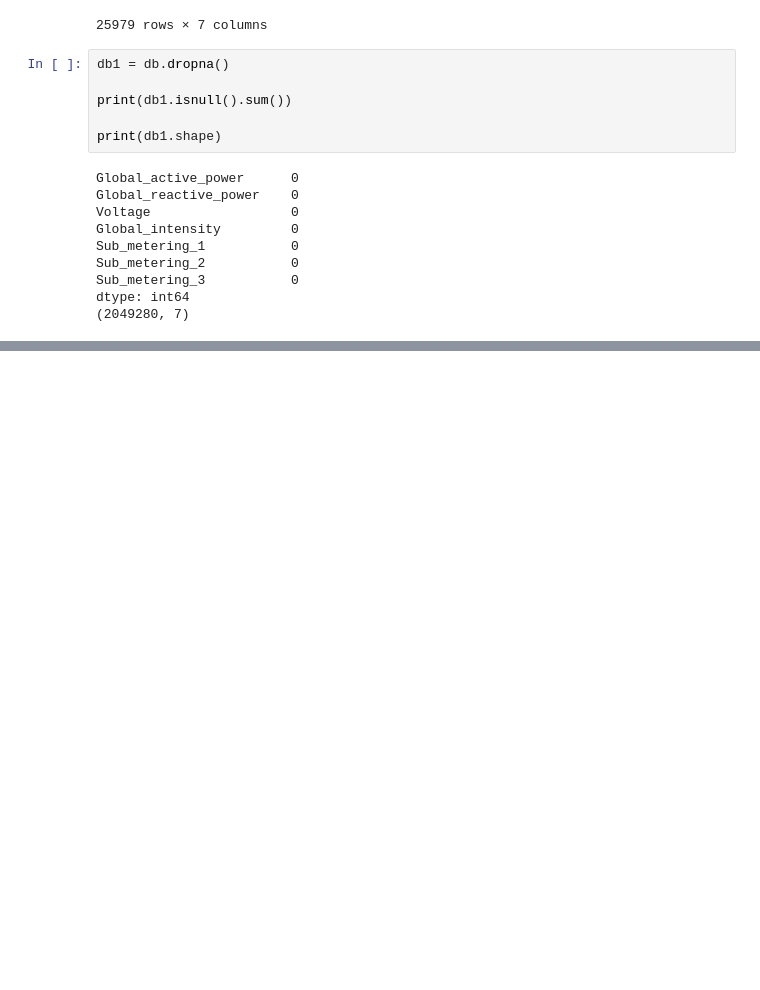
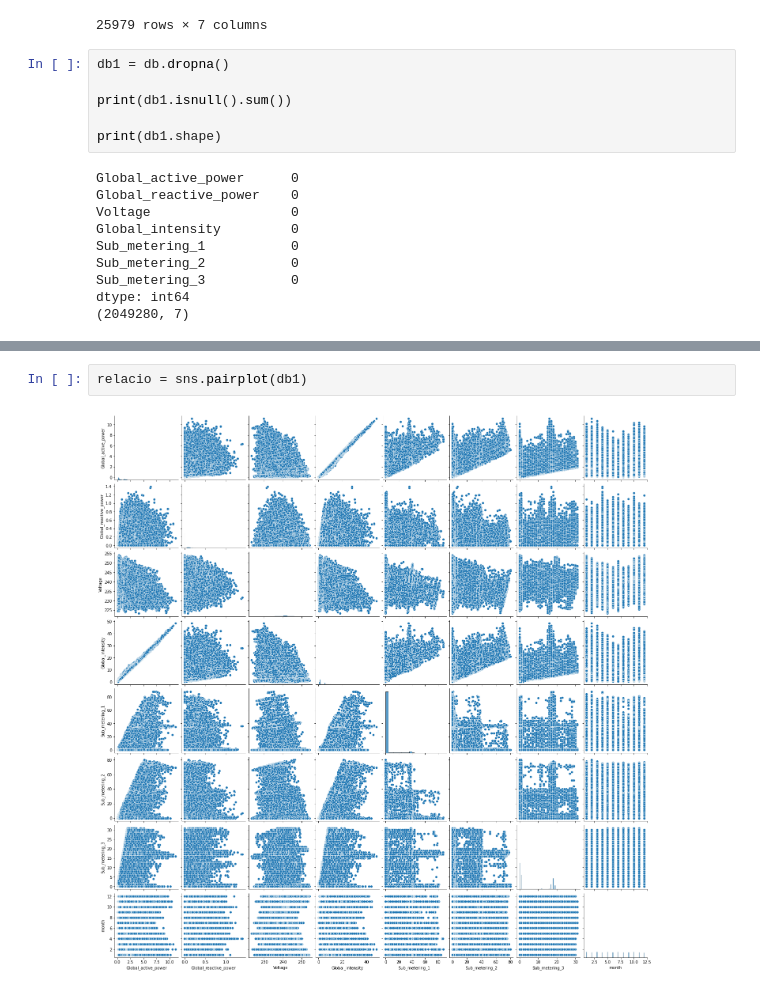
Before and after one commit to Cristianperezd/Machine-Learning---Practica-1, a Jupyter notebook: Práctica 1.ipynb, the cells around one changed output, grey strips where cells are left out. Cells and saved outputs as stored; diff of their text form; blank space fills up the shorter version.

```diff
--- a/Práctica 1.ipynb
+++ b/Práctica 1.ipynb
@@ -163,0 +179,4 @@ Text(0, 0.5, 'Global active power')
+# %%
+relacio = sns.pairplot(db1)
+# %% [output]
+[figure, added]
```
Also changed, not shown: parts of 4 cells of this notebook.
